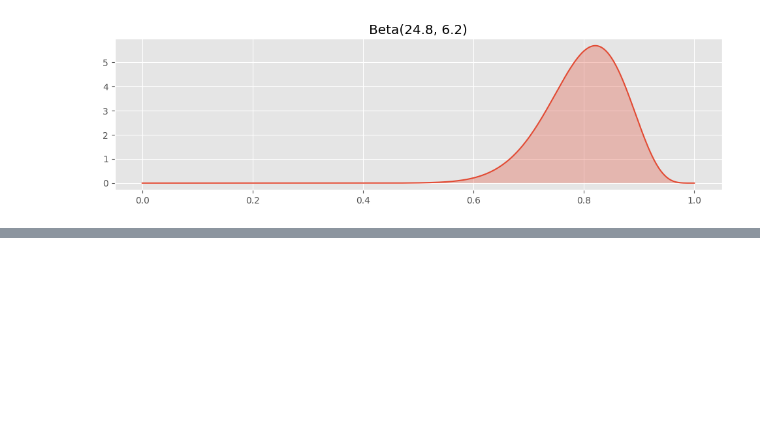
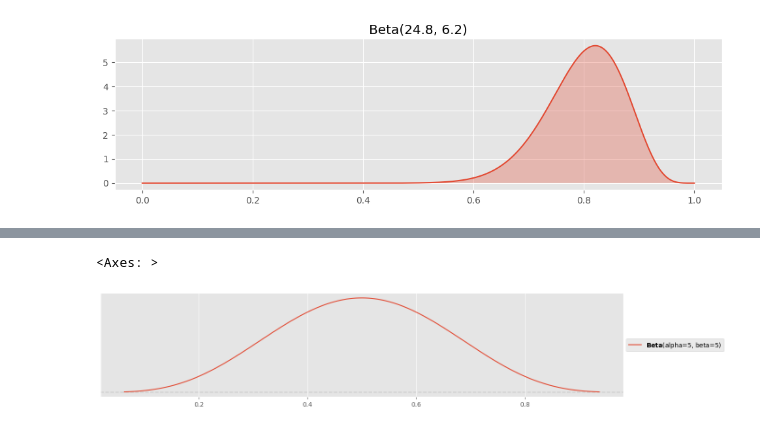
Before and after one commit to dave1b/TSM_BayMachLe, a Jupyter notebook: 02_week/week2_beta_distribution.ipynb, the cells around one changed output, grey strips where cells are left out. Drawn from its saved outputs; the diff is of its cells as text; code cells hidden in the pictures; blank space fills up the shorter version.

```diff
--- a/02_week/week2_beta_distribution.ipynb
+++ b/02_week/week2_beta_distribution.ipynb
@@ -95,0 +113,9 @@ plot_beta(24.8,6.2)
+# %%
+plt.rcParams["figure.figsize"] = (15, 3)
+
+alpha_Peter = 5
+beta_Peter = 5
+pz.Beta(alpha=alpha_Peter, beta=beta_Peter).plot_pdf()
+# %% [output]
+<Axes: >
+[figure, added]
```
Also changed, not shown: parts of 36 cells of this notebook.
